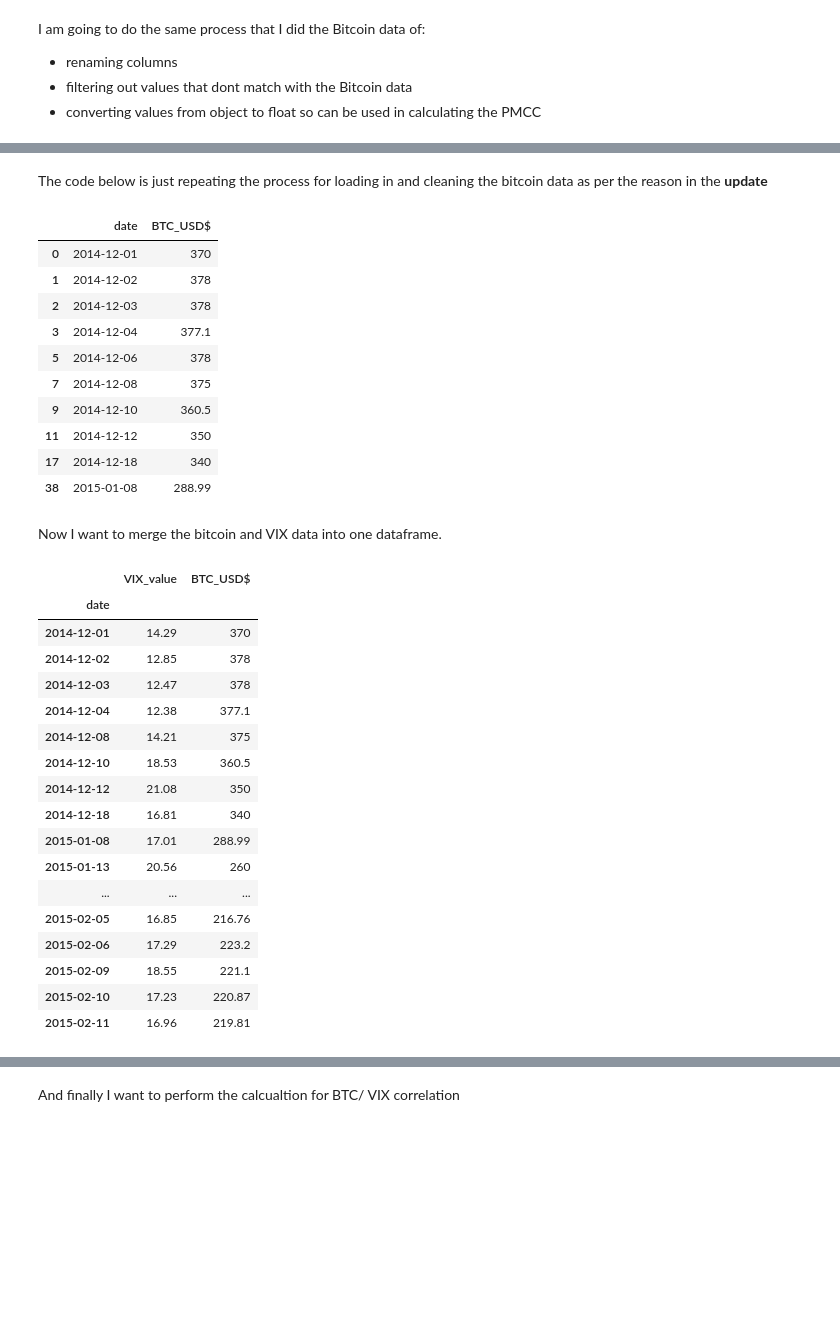
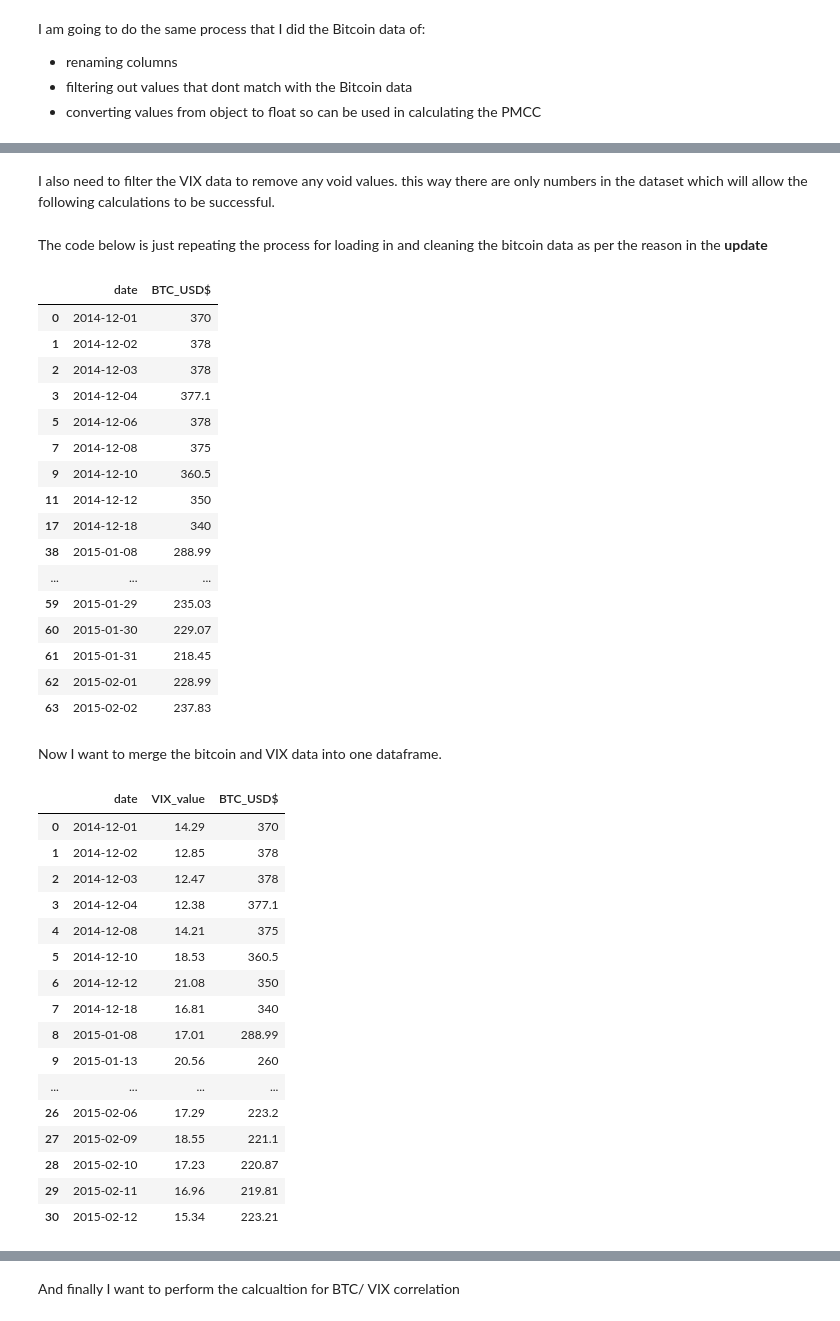
Before and after one commit to HerbDavis20/HerbDavis20.github.io, a Jupyter notebook: project_files/Data4_CorrChart.ipynb, the cells around one changed output, grey strips where cells are left out. Cells and saved outputs as stored; diff of their text form; code cells hidden in the pictures; blank space fills up the shorter version.

```diff
--- a/project_files/Data4_CorrChart.ipynb
+++ b/project_files/Data4_CorrChart.ipynb
@@ -322,3 +330,9 @@ filtered_df_VIX.head(10)
+# %% [markdown]
+I also need to filter the VIX data to remove any void values. this way there are only numbers in the dataset which will allow the following calculations to be successful.
+# %%
+filtered_df_VIX['VIX_value'] = pd.to_numeric(filtered_df_VIX['VIX_value'], errors='coerce')
+filtered_df_VIX = filtered_df_VIX.dropna(subset=['VIX_value'])
+filtered_df_VIX.reset_index(drop=True, inplace=True)
 # %% [markdown]
 The code below is just repeating the process for loading in and cleaning the bitcoin data as per the reason in the **update**
 # %%
@@ -348,7 +362,7 @@ filtered_df_BTC2.reset_index(drop=True, inplace=True) #this is to reset the inde
 
 filtered_df_BTC2 = filtered_df_BTC2[filtered_df_BTC2['BTC_USD$'] != "."]
 
-filtered_df_BTC2.head(10) #displaying some of the dataframe to make sure that removing the null data has worked.
+filtered_df_BTC2.head(30) #displaying some of the dataframe to make sure that removing the null data has worked.
 # %% [output]
 |  | date | BTC_USD$ |
 | 0 | 2014-12-01 | 370 |
@@ -361,35 +375,43 @@ filtered_df_BTC2.head(10) #displaying some of the dataframe to make sure that re
 | 11 | 2014-12-12 | 350 |
 | 17 | 2014-12-18 | 340 |
 | 38 | 2015-01-08 | 288.99 |
+| ... | ... | ... |
+| 59 | 2015-01-29 | 235.03 |
+| 60 | 2015-01-30 | 229.07 |
+| 61 | 2015-01-31 | 218.45 |
+| 62 | 2015-02-01 | 228.99 |
+| 63 | 2015-02-02 | 237.83 |
 # %% [markdown]
 Now I want to merge the bitcoin and VIX data into one dataframe.
 # %%
 #thid sets the date as the common index for the merge
 filtered_df_VIX.set_index('date', inplace=True)
 filtered_df_BTC2.set_index('date', inplace=True)
 
 merged_df_VIX = pd.merge(filtered_df_VIX, filtered_df_BTC2, left_index=True, right_index=True, how='inner')
 
+
+merged_df_VIX.reset_index(inplace=True) # I had to add in this line of code as it keeps the date heading in place, before this heaading was being removed which meant I could not merge the final dataframes at the end
+
 merged_df_VIX.head(31) #This is now the dataframe for one of the lines on my charts
 # %% [output]
-|  | VIX_value | BTC_USD$ |
-| date |  |  |
-| 2014-12-01 | 14.29 | 370 |
-| 2014-12-02 | 12.85 | 378 |
-| 2014-12-03 | 12.47 | 378 |
-| 2014-12-04 | 12.38 | 377.1 |
-| 2014-12-08 | 14.21 | 375 |
-| 2014-12-10 | 18.53 | 360.5 |
-| 2014-12-12 | 21.08 | 350 |
-| 2014-12-18 | 16.81 | 340 |
-| 2015-01-08 | 17.01 | 288.99 |
-| 2015-01-13 | 20.56 | 260 |
-| ... | ... | ... |
-| 2015-02-05 | 16.85 | 216.76 |
-| 2015-02-06 | 17.29 | 223.2 |
-| 2015-02-09 | 18.55 | 221.1 |
-| 2015-02-10 | 17.23 | 220.87 |
-| 2015-02-11 | 16.96 | 219.81 |
+|  | date | VIX_value | BTC_USD$ |
+| 0 | 2014-12-01 | 14.29 | 370 |
+| 1 | 2014-12-02 | 12.85 | 378 |
+| 2 | 2014-12-03 | 12.47 | 378 |
+| 3 | 2014-12-04 | 12.38 | 377.1 |
+| 4 | 2014-12-08 | 14.21 | 375 |
+| 5 | 2014-12-10 | 18.53 | 360.5 |
+| 6 | 2014-12-12 | 21.08 | 350 |
+| 7 | 2014-12-18 | 16.81 | 340 |
+| 8 | 2015-01-08 | 17.01 | 288.99 |
+| 9 | 2015-01-13 | 20.56 | 260 |
+| ... | ... | ... | ... |
+| 26 | 2015-02-06 | 17.29 | 223.2 |
+| 27 | 2015-02-09 | 18.55 | 221.1 |
+| 28 | 2015-02-10 | 17.23 | 220.87 |
+| 29 | 2015-02-11 | 16.96 | 219.81 |
+| 30 | 2015-02-12 | 15.34 | 223.21 |
 # %%
 print(merged_df_VIX.dtypes)
 # %% [output]
```
Also changed, not shown: parts of 13 cells of this notebook.
